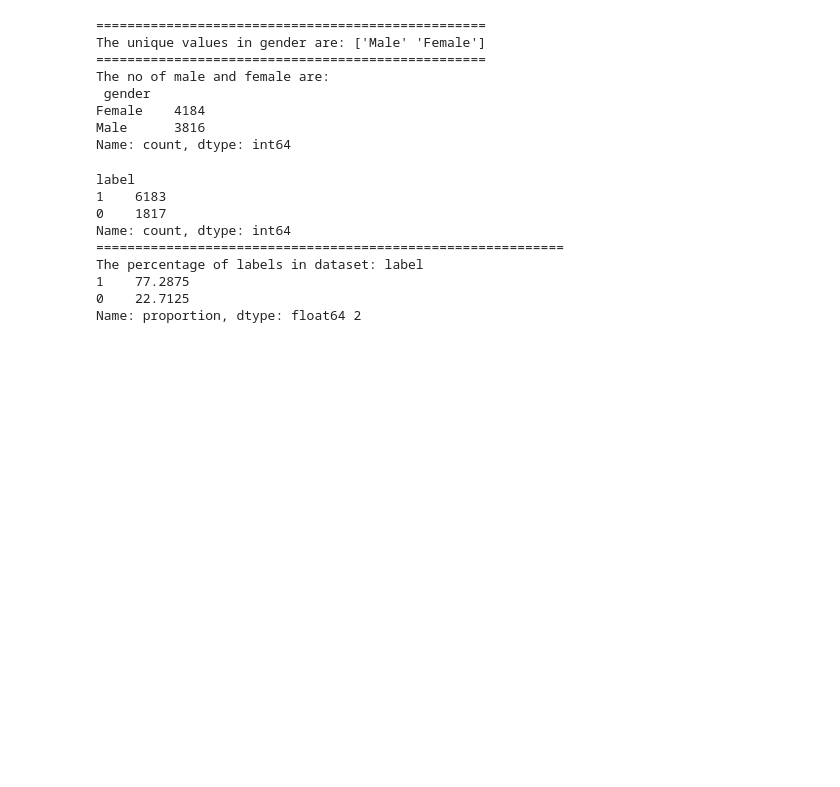
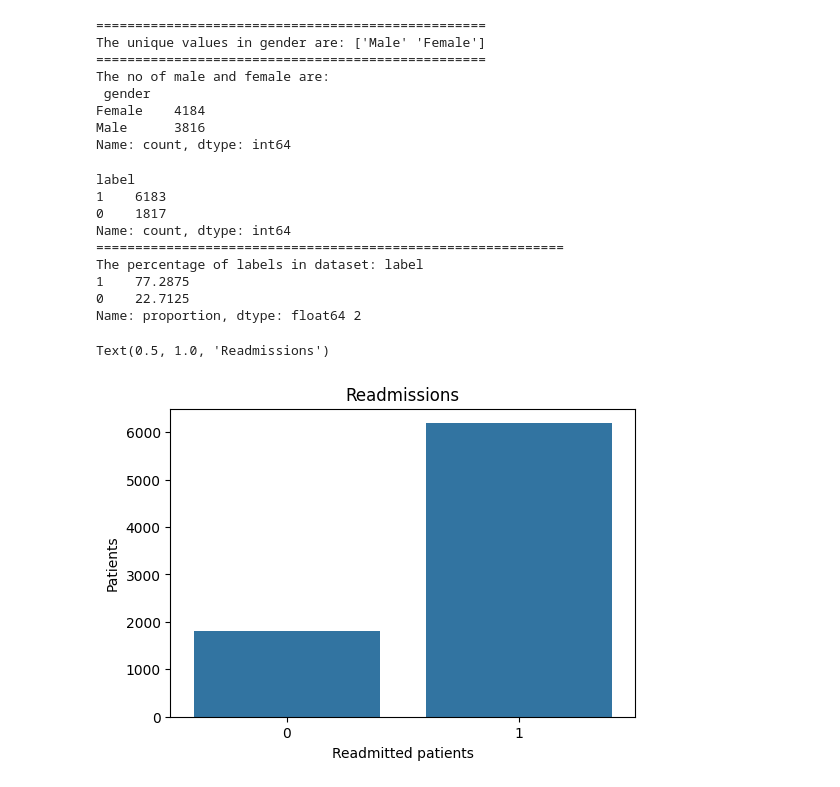
Before and after one commit to goutham3010/Hospital-Readmission-Prediction-System, a Jupyter notebook: 1_Data_Understanding.ipynb, the cells around one changed output. Drawn from its saved outputs; the diff is of its cells as text; code cells hidden in the pictures; blank space fills up the shorter version.

```diff
--- a/1_Data_Understanding.ipynb
+++ b/1_Data_Understanding.ipynb
@@ -148,3 +148,12 @@ The percentage of labels in dataset: label
 1    77.2875
 0    22.7125
 Name: proportion, dtype: float64 2
+# %%
+plt.figure(figsize=(6,4))
+sns.countplot(data=df,x=df['label'])
+plt.xlabel("Readmitted patients")
+plt.ylabel("Patients")
+plt.title("Readmissions")
+# %% [output]
+Text(0.5, 1.0, 'Readmissions')
+[figure, added]
```
Also changed, not shown: parts of 1 cell of this notebook.
